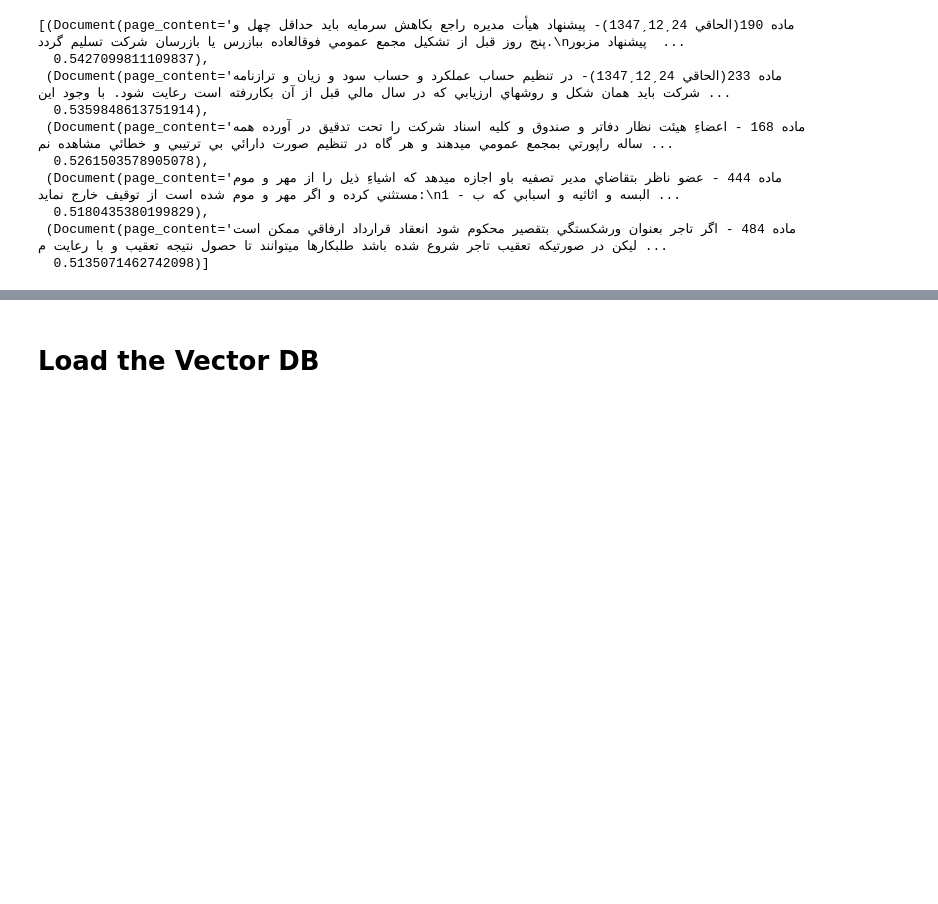
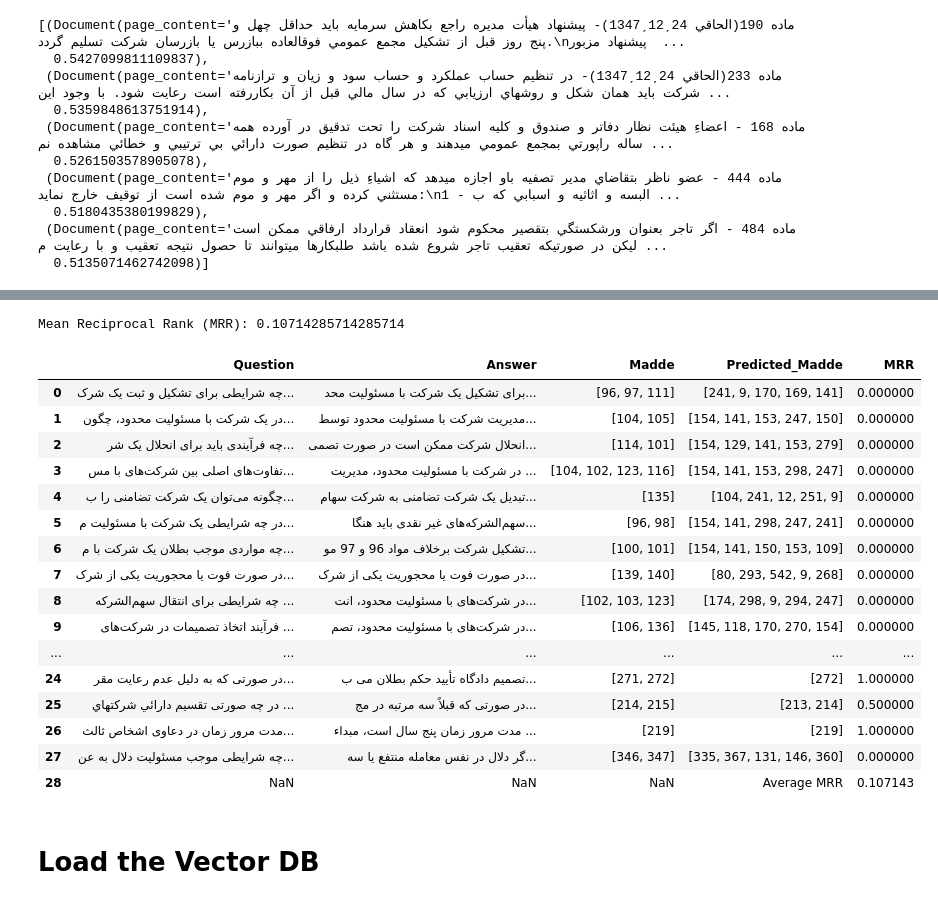
Before and after one commit to NLP-Final-Projects/IRI_LAW, a Jupyter notebook: Arash_IRI_LAW_RAG.ipynb, the cells around one changed output, grey strips where cells are left out. Saved outputs shown, nothing was run; the diff lists cells and outputs as text; code cells hidden in the pictures; blank space fills up the shorter version.

Commit message:
add fasttext_db + embedding_evaluation

```diff
--- a/Arash_IRI_LAW_RAG.ipynb
+++ b/Arash_IRI_LAW_RAG.ipynb
@@ -249,8 +306,9 @@ for d in splitted:
 db = Chroma.from_documents(
     chunks,
     embedding_function,
-    # persist_directory='/content/'
+    persist_directory='/content/chroma_fasttext'
 )
+db.persist()
 # %%
 question = 'شرایط تاجر بودن چیست؟'
 r = db.similarity_search_with_relevance_scores(question, k=5)
@@ -272,0 +333,7 @@ r
+# %%
+import pandas as pd
+!cp -r /content/drive/MyDrive/IRI_LAW/evaluation ./evaluation
+
+BUSSINESS_LAW_PATH = '/content/drive/MyDrive/IRI_LAW/evaluation/business_law/hard_new.csv'
+df = pd.read_csv(BUSSINESS_LAW_PATH)
+df.head()
@@ -273,3 +347,70 @@ r
+# %%
+!cp -r /content/drive/MyDrive/IRI_LAW/chroma ./chroma
+db = Chroma(persist_directory=CHROMA_PATH, embedding_function=embedding_function)
+# %%
+predicted_madde_list = []
+rr_list = []
+
+import ast
+
+if df['Madde'].apply(lambda x: isinstance(x, str)).all():
+  df['Madde'] = df['Madde'].apply(ast.literal_eval)
+  df['Madde'] = df['Madde'].apply(lambda x: [int(num) for num in x])
+
+
+
+for question in df['Question']:
+    retrieval_results = db.similarity_search_with_relevance_scores(question, k=5)
+
+    predicted_madde = []
+    rr = 0
+    madde_actual = df.loc[df['Question'] == question, 'Madde'].values[0]
+
+    for rank, result in enumerate(retrieval_results, 1):
+        if 'ماده' in result[0].page_content:
+            madde_number = result[0].page_content.split('ماده ')[1].split(' ')[0]
+            madde_number = re.search(r'\d+', madde_number).group()
+            madde_number = int(madde_number)
+            predicted_madde.append(madde_number)
+
+            if madde_number in madde_actual:
+                rr = 1 / rank
+                break
+
+    rr_list.append(rr)
+    predicted_madde_list.append(predicted_madde)
+
+
+mrr = sum(rr_list) / len(rr_list) if len(rr_list) > 0 else 0
+
+df['Predicted_Madde'] = predicted_madde_list
+df['MRR'] = rr_list
+
+average_row = {'Predicted_Madde': 'Average MRR', 'MRR': mrr}
+df = df.append(average_row, ignore_index=True)
+
+print("Mean Reciprocal Rank (MRR):", mrr)
+df.to_csv('/content/drive/MyDrive/IRI_LAW/results/MRR_fasttext_hard.csv', index=False)
+df
+# %% [output]
+Mean Reciprocal Rank (MRR): 0.10714285714285714
+|  | Question | Answer | Madde | Predicted_Madde | MRR |
+| 0 | چه شرایطی برای تشکیل و ثبت یک شرک... | برای تشکیل یک شرکت با مسئولیت محد... | [96, 97, 111] | [241, 9, 170, 169, 141] | 0.000000 |
+| 1 | در یک شرکت با مسئولیت محدود، چگون... | مدیریت شرکت با مسئولیت محدود توسط... | [104, 105] | [154, 141, 153, 247, 150] | 0.000000 |
+| 2 | چه فرآیندی باید برای انحلال یک شر... | انحلال شرکت ممکن است در صورت تصمی... | [114, 101] | [154, 129, 141, 153, 279] | 0.000000 |
+| 3 | تفاوت‌های اصلی بین شرکت‌های با مس... | در شرکت با مسئولیت محدود، مدیریت ... | [104, 102, 123, 116] | [154, 141, 153, 298, 247] | 0.000000 |
+| 4 | چگونه می‌توان یک شرکت تضامنی را ب... | تبدیل یک شرکت تضامنی به شرکت سهام... | [135] | [104, 241, 12, 251, 9] | 0.000000 |
+| 5 | در چه شرایطی یک شرکت با مسئولیت م... | سهم‌الشرکه‌های غیر نقدی باید هنگا... | [96, 98] | [154, 141, 298, 247, 241] | 0.000000 |
+| 6 | چه مواردی موجب بطلان یک شرکت با م... | تشکیل شرکت برخلاف مواد 96 و 97 مو... | [100, 101] | [154, 141, 150, 153, 109] | 0.000000 |
+| 7 | در صورت فوت یا محجوریت یکی از شرک... | در صورت فوت یا محجوریت یکی از شرک... | [139, 140] | [80, 293, 542, 9, 268] | 0.000000 |
+| 8 | چه شرایطی برای انتقال سهم‌الشرکه ... | در شرکت‌های با مسئولیت محدود، انت... | [102, 103, 123] | [174, 298, 9, 294, 247] | 0.000000 |
+| 9 | فرآیند اتخاذ تصمیمات در شرکت‌های ... | در شرکت‌های با مسئولیت محدود، تصم... | [106, 136] | [145, 118, 170, 270, 154] | 0.000000 |
+| ... | ... | ... | ... | ... | ... |
+| 24 | در صورتی که به دلیل عدم رعایت مقر... | تصمیم دادگاه تأیید حکم بطلان می ب... | [271, 272] | [272] | 1.000000 |
+| 25 | در چه صورتی تقسيم دارائي شركتهاي ... | در صورتی که قبلاً ‌سه مرتبه در مج... | [214, 215] | [213, 214] | 0.500000 |
+| 26 | مدت مرور زمان در دعاوی اشخاص ثالث... | مدت مرور زمان پنج سال است، مبداء ... | [219] | [219] | 1.000000 |
+| 27 | چه شرایطی موجب مسئولیت دلال به عن... | گر دلال در نفس معامله منتفع یا سه... | [346, 347] | [335, 367, 131, 146, 360] | 0.000000 |
+| 28 | NaN | NaN | NaN | Average MRR | 0.107143 |
 # %% [markdown]
 # Load the Vector DB
 # %%
```
Also changed, not shown: parts of 8 cells of this notebook.
